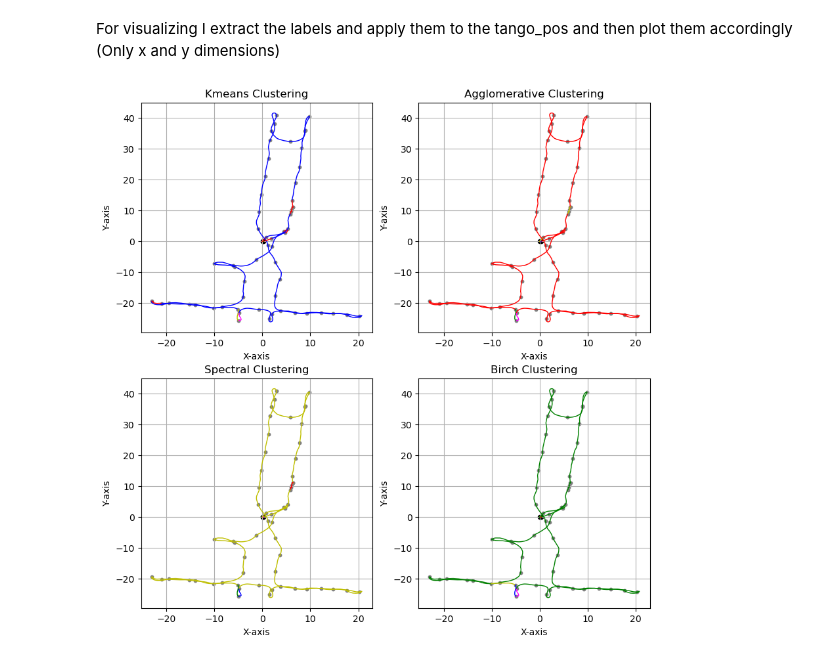
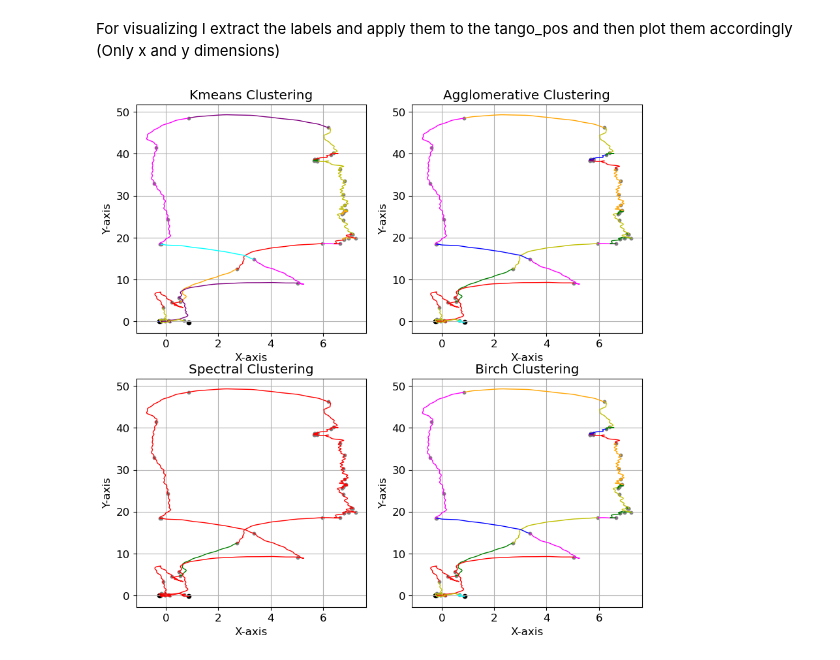
Before and after one commit to tonton-golio/inertial_navigation_transformer, a Jupyter notebook: playground_notebooks/clustering_unsupervised.ipynb, the cells around one changed output. Cells and saved outputs as stored; diff of their text form; code cells hidden in the pictures.

```diff
--- a/playground_notebooks/clustering_unsupervised.ipynb
+++ b/playground_notebooks/clustering_unsupervised.ipynb
@@ -1,13 +1,19 @@
 # %%
 import sys
+import umap
 import numpy as np
+import matplotlib as mpl
 import matplotlib.pyplot as plt
 import pandas as pd
 from scipy.fft import rfft, fftfreq
 from sklearn.cluster import KMeans, AgglomerativeClustering, DBSCAN, MeanShift, SpectralClustering, AffinityPropagation, OPTICS, Birch
 from sklearn.preprocessing import StandardScaler
+from sklearn.metrics import silhouette_score
+from scipy.signal import find_peaks
+mpl.rcParams['font.size'] = 12
+name = 'a012_1'
 
-file_path = r'C:\Users\micha\Downloads\train_dataset_1\a000_1\data.hdf5'
+file_path = 'C:/Users/micha/Downloads/train_dataset_1/' + name + '/data.hdf5'
 # %% [markdown]
 Idea: When clustering we are looking to target relevant behaviour. If naive and applied to the whole data set, emergent groups would correspond to behaviour on the choosen time scale. For dt=0.05 this could be swinging the IMU left or right, or changing orientation. But as we are interested in behaviour on the seconds scale, like walking or sitting or talking on the phone, a relevant "time binning" must be applied.
 # %%
@@ -16,8 +22,10 @@ if '..' not in sys.path:
 from utils import load_data
 data_dict = load_data(file_path, verbose=False)
 
-N = 67_000 #Chopped to fit time bins
-time_bin_size = 1000 #5 seconds pr behavior bin
+size = data_dict['synced/gyro'].shape[0]
+print(size)
+N = size #Chopped to fit time bins
+time_bin_size = 1500 #5 seconds pr behavior bin
 num_bins = int(N/time_bin_size) #Giving 67 time bins
 
 if N == 0:
@@ -54,7 +62,7 @@ else:
     dt = np.mean(diffs)
     q_0 = ekf_ori[0,:]
 
-selected_features = np.concatenate([ekf_ori.T, acc.T]).T #For now I only work with orientation and acceleration
+selected_features = np.concatenate([gyro.T, game_rv.T, rv.T, mag.T]).T #For now I only work with orientation and acceleration
 #, gyro.T, linacc.T, game_rv.T, rv.T, mag.T
 #Preparing the data
 data_unprocessed = np.zeros((selected_features.shape[1], num_bins, time_bin_size))
@@ -166,7 +247,8 @@ birch labels: [0 0 2 3 1 1 1 1 1 1 1 1 1 1 1 1 1 1 1 1 1 1 1 3 2 4 1 1 1 1 1 1 1
 For visualizing I extract the labels and apply them to the tango_pos and then plot them accordingly (Only x and y dimensions)
 # %%
 # Create a 2D line plot
-color_map = {0: 'r', 1: 'g', 2: 'b', 3: 'y', 4: 'magenta'}
+color_map = {0: 'r', 1: 'g', 2: 'b', 3: 'y', 4: 'magenta', 5: 'cyan', 6: 'orange', 7: 'purple', 8: 'brown'}
+
 
 fig3, axs = plt.subplots(2,2, figsize=(10, 10))
 
@@ -193,32 +275,32 @@ axs[0,1].set_xlabel('X-axis')
 axs[0,1].set_ylabel('Y-axis')
 axs[0,1].set_title('Agglomerative Clustering')
 axs[0,1].grid(True)  # Add gridlines
 
 for i in range(1, num_bins):
     axs[1,0].plot(tango_pos[i*time_bin_size:(i+1)*time_bin_size,0], tango_pos[i*time_bin_size:(i+1)*time_bin_size,1], color=color_map[spectral_labels[i]], linewidth=1, linestyle='-')
     axs[1,0].scatter(tango_pos[i*time_bin_size,0], tango_pos[i*time_bin_size,1], color='grey', s=10)
 axs[1,0].scatter(tango_pos[0,0],tango_pos[0,1],color='black', s=20)
 axs[1,0].scatter(tango_pos[-1,0],tango_pos[-1,1],color='black', s=20)
 
 # Set labels and title
 axs[1,0].set_xlabel('X-axis')
 axs[1,0].set_ylabel('Y-axis')
 axs[1,0].set_title('Spectral Clustering')
 axs[1,0].grid(True)  # Add gridlines
 
 for i in range(1, num_bins):
     axs[1,1].plot(tango_pos[i*time_bin_size:(i+1)*time_bin_size,0], tango_pos[i*time_bin_size:(i+1)*time_bin_size,1], color=color_map[birch_labels[i]], linewidth=1, linestyle='-')
     axs[1,1].scatter(tango_pos[i*time_bin_size,0], tango_pos[i*time_bin_size,1], color='grey', s=10)
 axs[1,1].scatter(tango_pos[0,0],tango_pos[0,1],color='black', s=20)
 axs[1,1].scatter(tango_pos[-1,0],tango_pos[-1,1],color='black', s=20)
 
 # Set labels and title
 axs[1,1].set_xlabel('X-axis')
 axs[1,1].set_ylabel('Y-axis')
 axs[1,1].set_title('Birch Clustering')
 axs[1,1].grid(True)  # Add gridlines
-
+plt.savefig(str(name)+'.png', dpi=300)
 # Show the plot
 plt.show()
 # %% [output]
-[figure, old version]
+[figure, new version]
```
Also changed, not shown: parts of 10 cells of this notebook.
